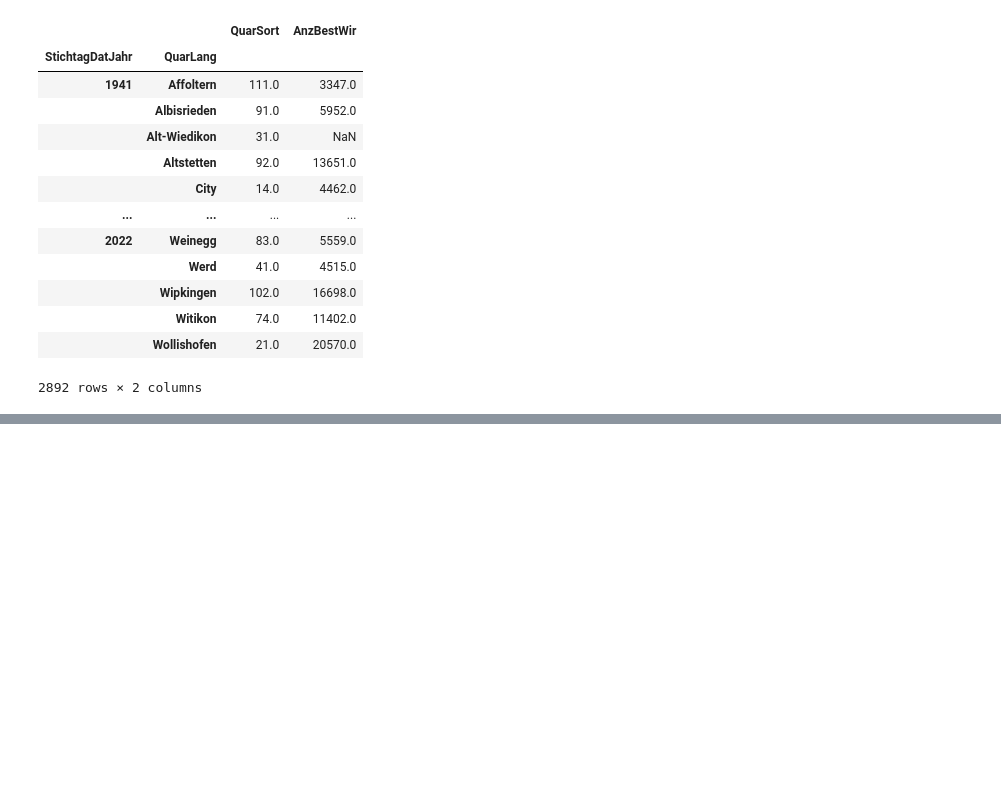
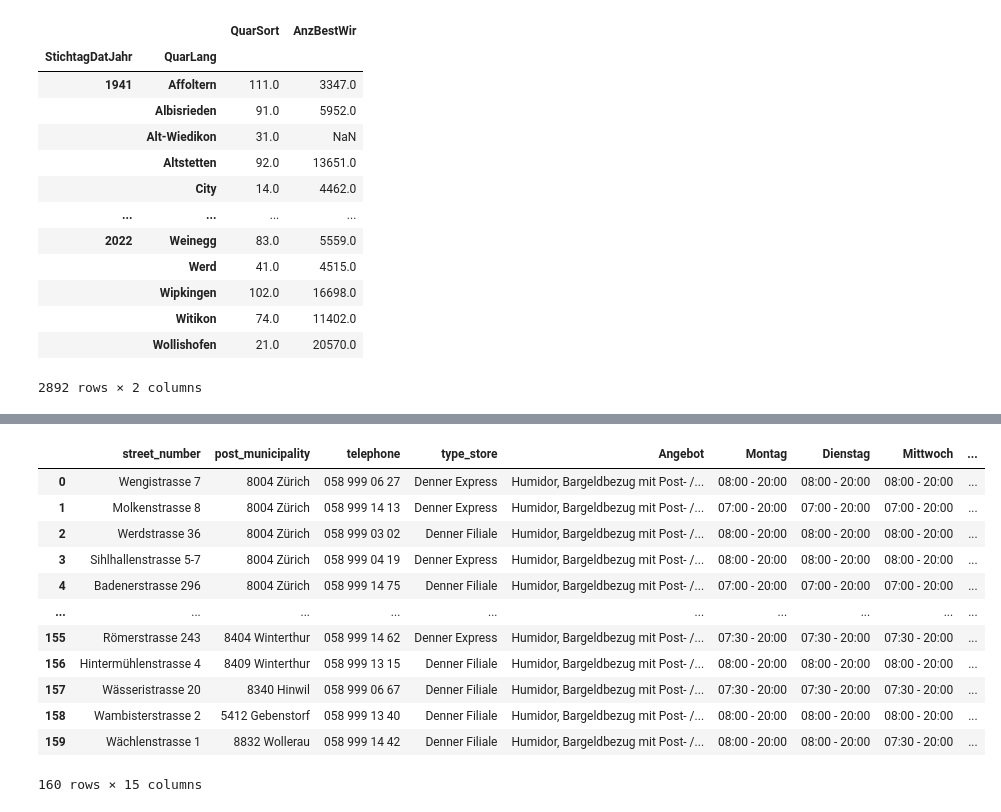
Before and after one commit to alexandraciobica/denner-challenge, a Jupyter notebook: notebooks/AlexandrasNotevookv2.ipynb, the cells around one changed output, grey strips where cells are left out. Drawn from its saved outputs; the diff is of its cells as text; code cells hidden in the pictures; blank space fills up the shorter version.

```diff
--- a/notebooks/AlexandrasNotevookv2.ipynb
+++ b/notebooks/AlexandrasNotevookv2.ipynb
@@ -131,0 +223,3 @@ df.groupby(["StichtagDatJahr","QuarLang"]).mean()
+# %%
+denner_addresses = denner_branches['street_number'] + ' ' + denner_branches['post_municipality']
+denner_addresses
@@ -131,0 +239,34 @@ df.groupby(["StichtagDatJahr","QuarLang"]).mean()
+# %%
+# the address we're searching for
+# address = "Wächlenstrasse 1 8832 Wollerau"
+
+# get the latitude and longitude
+# latitude, longitude = get_lati_longi(gmaps_key, address)
+# print(f"Latitude: {latitude}")
+# print(f"Longitude: {longitude}")
+lats = []
+long = []
+
+for address in denner_addresses:
+    latitude, longitude = get_lati_longi(gmaps_key, address)
+    lats.append(latitude)
+    long.append(longitude)
+# %%
+denner_branches['lat'] = lats
+denner_branches['long'] = long
+
+denner_branches
+# %% [output]
+|  | street_number | post_municipality | telephone | type_store | Angebot | Montag | Dienstag | Mittwoch | ... |
+| 0 | Wengistrasse 7 | 8004 Zürich | 058 999 06 27 | Denner Express | Humidor, Bargeldbezug mit Post- /... | 08:00 - 20:00 | 08:00 - 20:00 | 08:00 - 20:00 | ... |
+| 1 | Molkenstrasse 8 | 8004 Zürich | 058 999 14 13 | Denner Express | Humidor, Bargeldbezug mit Post- /... | 07:00 - 20:00 | 07:00 - 20:00 | 07:00 - 20:00 | ... |
+| 2 | Werdstrasse 36 | 8004 Zürich | 058 999 03 02 | Denner Filiale | Humidor, Bargeldbezug mit Post- /... | 08:00 - 20:00 | 08:00 - 20:00 | 08:00 - 20:00 | ... |
+| 3 | Sihlhallenstrasse 5-7 | 8004 Zürich | 058 999 04 19 | Denner Express | Humidor, Bargeldbezug mit Post- /... | 08:00 - 20:00 | 08:00 - 20:00 | 08:00 - 20:00 | ... |
+| 4 | Badenerstrasse 296 | 8004 Zürich | 058 999 14 75 | Denner Filiale | Humidor, Bargeldbezug mit Post- /... | 07:00 - 20:00 | 07:00 - 20:00 | 07:00 - 20:00 | ... |
+| ... | ... | ... | ... | ... | ... | ... | ... | ... | ... |
+| 155 | Römerstrasse 243 | 8404 Winterthur | 058 999 14 62 | Denner Express | Humidor, Bargeldbezug mit Post- /... | 07:30 - 20:00 | 07:30 - 20:00 | 07:30 - 20:00 | ... |
+| 156 | Hintermühlenstrasse 4 | 8409 Winterthur | 058 999 13 15 | Denner Filiale | Humidor, Bargeldbezug mit Post- /... | 08:00 - 20:00 | 08:00 - 20:00 | 08:00 - 20:00 | ... |
+| 157 | Wässeristrasse 20 | 8340 Hinwil | 058 999 06 67 | Denner Filiale | Humidor, Bargeldbezug mit Post- /... | 07:30 - 20:00 | 07:30 - 20:00 | 07:30 - 20:00 | ... |
+| 158 | Wambisterstrasse 2 | 5412 Gebenstorf | 058 999 13 40 | Denner Filiale | Humidor, Bargeldbezug mit Post- /... | 08:00 - 20:00 | 08:00 - 20:00 | 08:00 - 20:00 | ... |
+| 159 | Wächlenstrasse 1 | 8832 Wollerau | 058 999 14 42 | Denner Filiale | Humidor, Bargeldbezug mit Post- /... | 08:00 - 20:00 | 08:00 - 20:00 | 07:30 - 20:00 | ... |
+160 rows × 15 columns
```
Also changed, not shown: parts of 11 cells of this notebook, 2 other files.
